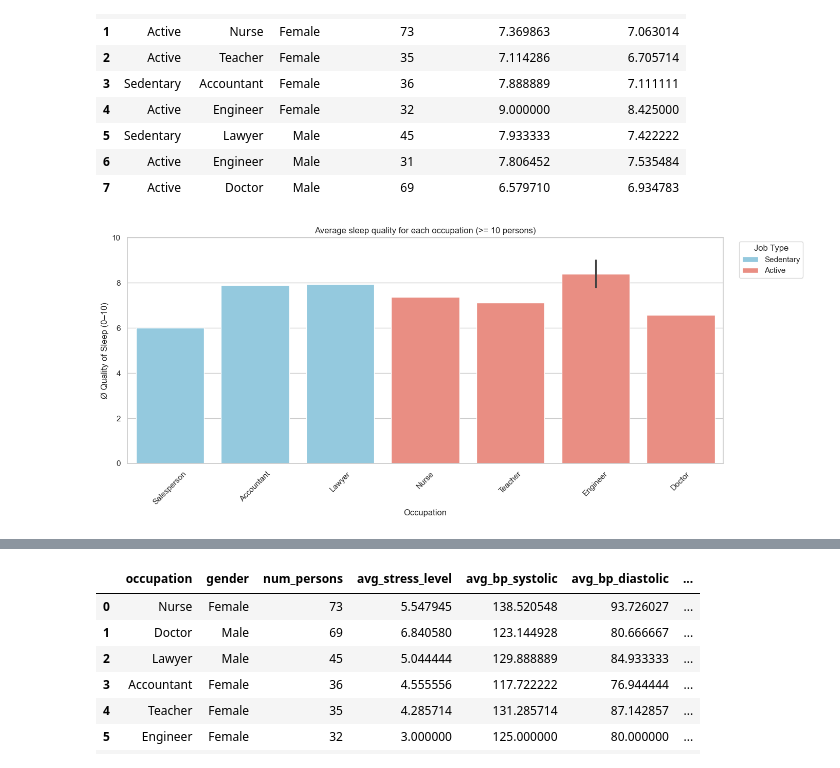
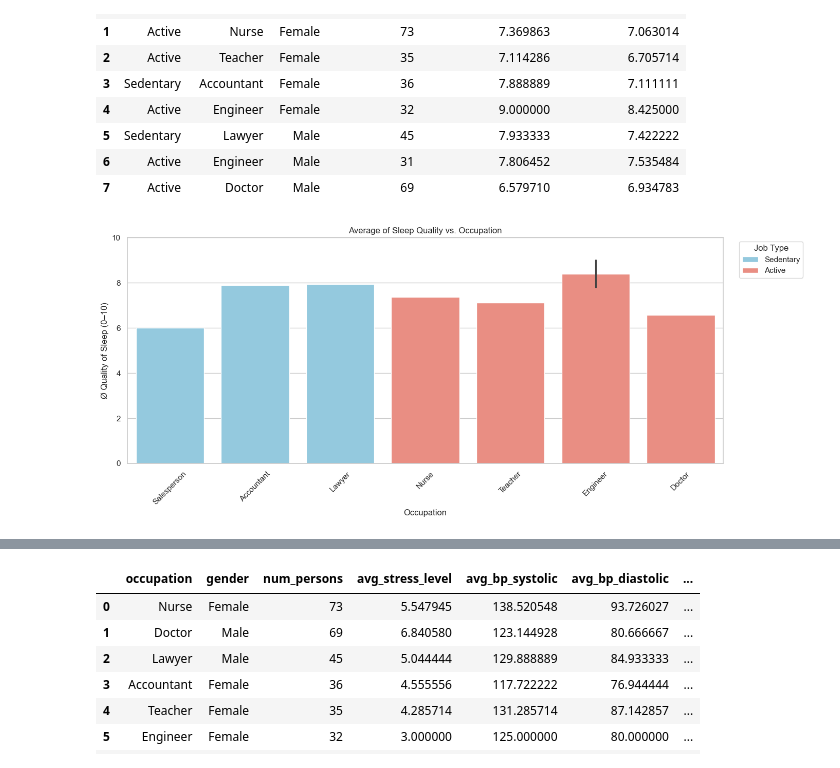
Before and after one commit to heikgrace/healthy-group-one, a Jupyter notebook: kosta_analysis.ipynb, the cells around one changed output, grey strips where cells are left out. Saved outputs shown, nothing was run; the diff lists cells and outputs as text; code cells hidden in the pictures.

```diff
--- a/kosta_analysis.ipynb
+++ b/kosta_analysis.ipynb
@@ -429,32 +495,32 @@ job_type_colors = {
 sedentary_occupations = df_kpi2[df_kpi2['job_type'] == 'Sedentary']['occupation'].unique()
 active_occupations = df_kpi2[df_kpi2['job_type'] == 'Active']['occupation'].unique()
 
 # Kombinierte Reihenfolge
 ordered_occupations = list(sedentary_occupations) + list(active_occupations)
 
 # Schritt 2: Figure mit angepasster Größe erstellen
 plt.figure(figsize=(14, 6))  # Breiter für mehr Platz rechts
 
 # Barplot mit benutzerdefinierter Ordnung
 sns.barplot(
     data=df_kpi2,
     x='occupation',
     y='avg_quality_of_sleep',
     hue='job_type',
     palette=job_type_colors,
     order=ordered_occupations
 )
 
-plt.title('Average sleep quality for each occupation (>= 10 persons)')
+plt.title('Average of Sleep Quality vs. Occupation')
 plt.ylabel('Ø Quality of Sleep (0–10)')
 plt.xlabel('Occupation')
 plt.xticks(rotation=45)
 plt.ylim(0, 10)
 
 # Legende außerhalb des Plots rechts oben platzieren
 plt.legend(title='Job Type', loc='upper left', bbox_to_anchor=(1.02, 1))
 
 plt.tight_layout()
 plt.show()
 # %% [output]
-[figure, old version]
+[figure, new version]
```
Also changed, not shown: parts of 22 cells of this notebook.
